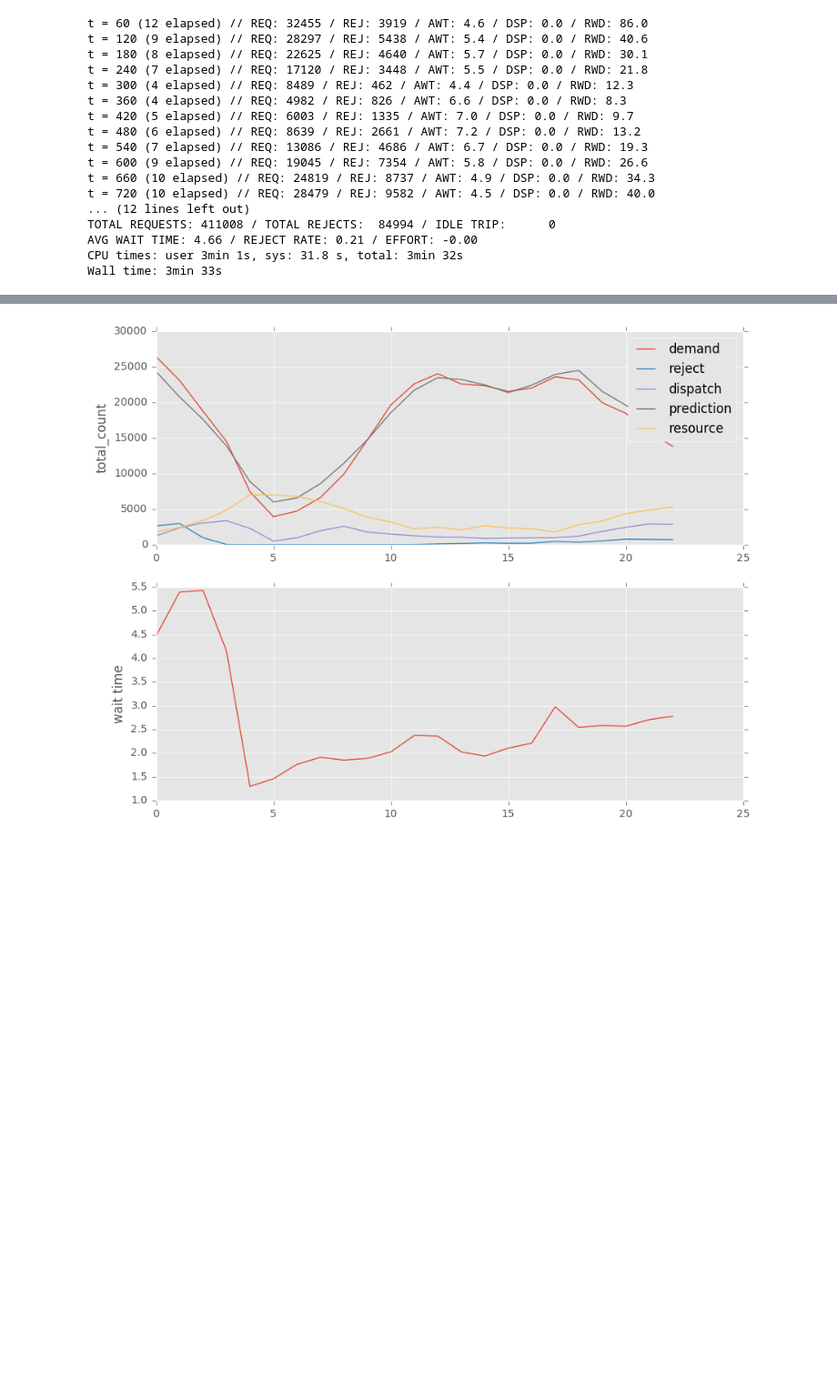
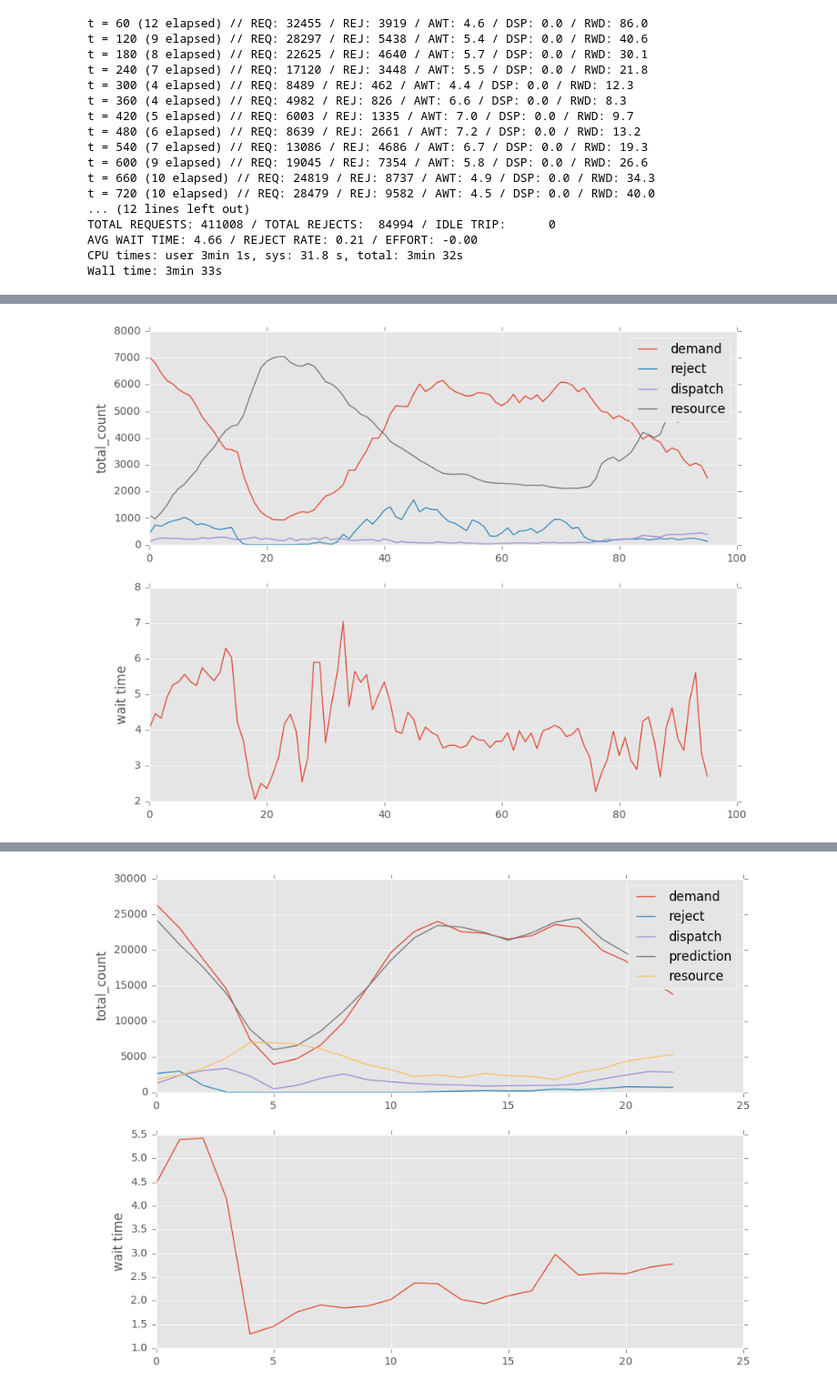
Before and after one commit to hitsuji5/FleetAI, a Jupyter notebook: experiment_LP.ipynb, the cells around one changed output, grey strips where cells are left out. Shown at 91% size. Drawn from its saved outputs; the diff is of its cells as text; code cells hidden in the pictures; blank space fills up the shorter version.

```diff
--- a/experiment_LP.ipynb
+++ b/experiment_LP.ipynb
@@ -66,6 +66,22 @@ TOTAL REQUESTS: 411008 / TOTAL REJECTS:  84994 / IDLE TRIP:      0
 AVG WAIT TIME: 4.66 / REJECT RATE: 0.21 / EFFORT: -0.00
 CPU times: user 3min 1s, sys: 31.8 s, total: 3min 32s
 Wall time: 3min 33s
+# %%
+def plot(result):
+    index = result.index
+    plt.figure(figsize=(10, 8))
+    plt.subplot(211)
+    plt.ylabel('total_count')
+    plt.plot(index, result.requests, label='demand')
+    plt.plot(index, result.reject, label='reject')
+    plt.plot(index, result.dispatch, label='dispatch')
+#     plt.plot(index, result.prediction, label='prediction')
+    plt.plot(index, result.resource, label='resource')
+    plt.legend()
+    plt.subplot(212)
+    plt.ylabel('wait time')
+    plt.plot(index, result.wait_time/(result.requests-result.reject))
+    return plt
 # %%
 env.reset(NUM_FLEETS, trips, dayofweek, minofday)
 
@@ -74,6 +90,6 @@ agent = Agent(geohash_table, eta_table, pdest_table, demand_model, CYCLE,
 for _ in range(NO_OP_STEPS):
     _, requests, _, _, _ = env.step()
 agent.reset(requests, env.dayofweek, env.minofday)
-score = ex.run(env, agent, num_steps, recording_cycle=4)
+score = ex.run(env, agent, num_steps, average_cycle=4)
 ex.describe(score)
 # %% [output]
@@ -97,3 +113,7 @@ AVG WAIT TIME: 4.30 / REJECT RATE: 0.14 / EFFICIENCY: 4.61
+# %%
+plot(score);
+# %% [output]
+[figure, added]
 # %%
 env.reset(NUM_FLEETS, trips, dayofweek, minofday)
 
```
Also changed, not shown: parts of 3 cells of this notebook, 6 other files.
